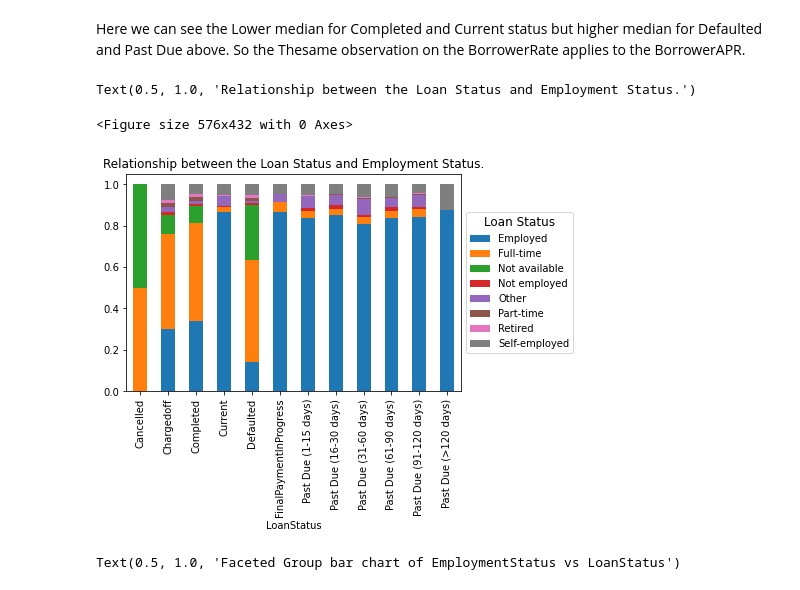
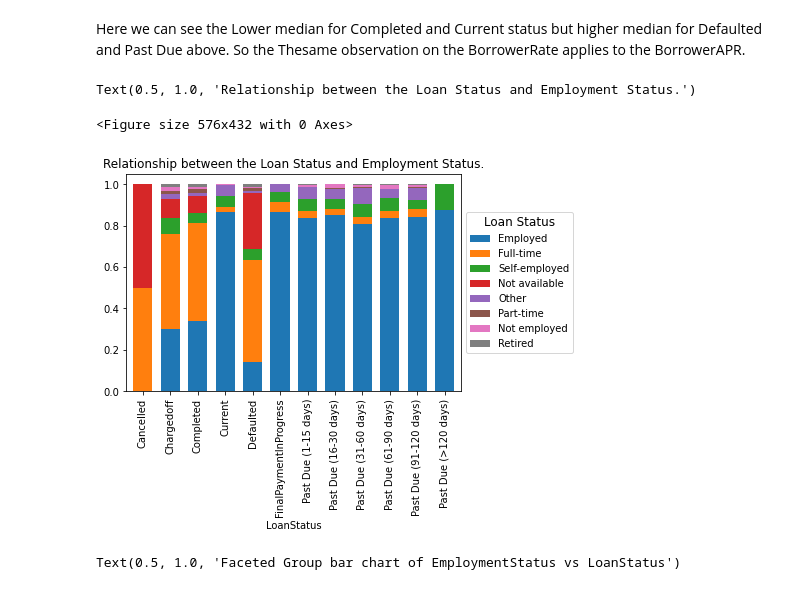
Before and after one commit to nakatsinho/Dataset-Communicate, a Jupyter notebook: Part_I_exploration_template.ipynb, the cells around one changed output. Cells and saved outputs as stored; diff of their text form; code cells hidden in the pictures.

```diff
--- a/Part_I_exploration_template.ipynb
+++ b/Part_I_exploration_template.ipynb
@@ -479,17 +467,17 @@ Here we can see the Lower median for Completed and Current status but higher med
 # %%
 #Stacked barchart of the LoanStatus and EmploymentStatus
 
-loan_vs_employment = pd.crosstab(acquired_values['LoanStatus'], acquired_values['EmploymentStatus'], normalize = 'index')
+loan_vs_employment = pd.crosstab(acquired_values['LoanStatus'], acquired_values['EmploymentStatus'], normalize = 'index')[employment_order]
 
 plt.figure(figsize = [8, 6]);
-loan_vs_employment.plot.bar(stacked = True);
+loan_vs_employment.plot.bar(stacked = True, width=0.7);
 plt.xticks(rotation = 90);
 plt.legend(loc='center left', bbox_to_anchor=(1,0.5), title="Loan Status", title_fontsize = 12)
 plt.title('Relationship between the Loan Status and Employment Status.')
 # %% [output]
 Text(0.5, 1.0, 'Relationship between the Loan Status and Employment Status.')
 <Figure size 576x432 with 0 Axes>
-[figure, old version]
+[figure, new version]
 # %%
 #Faceted group bar chart of the EmploymentStatus vs LoanStatus.
 g = sb.FacetGrid(data = acquired_values, col = 'LoanStatus', col_wrap = 4);
```
Also changed, not shown: parts of 32 cells of this notebook.
